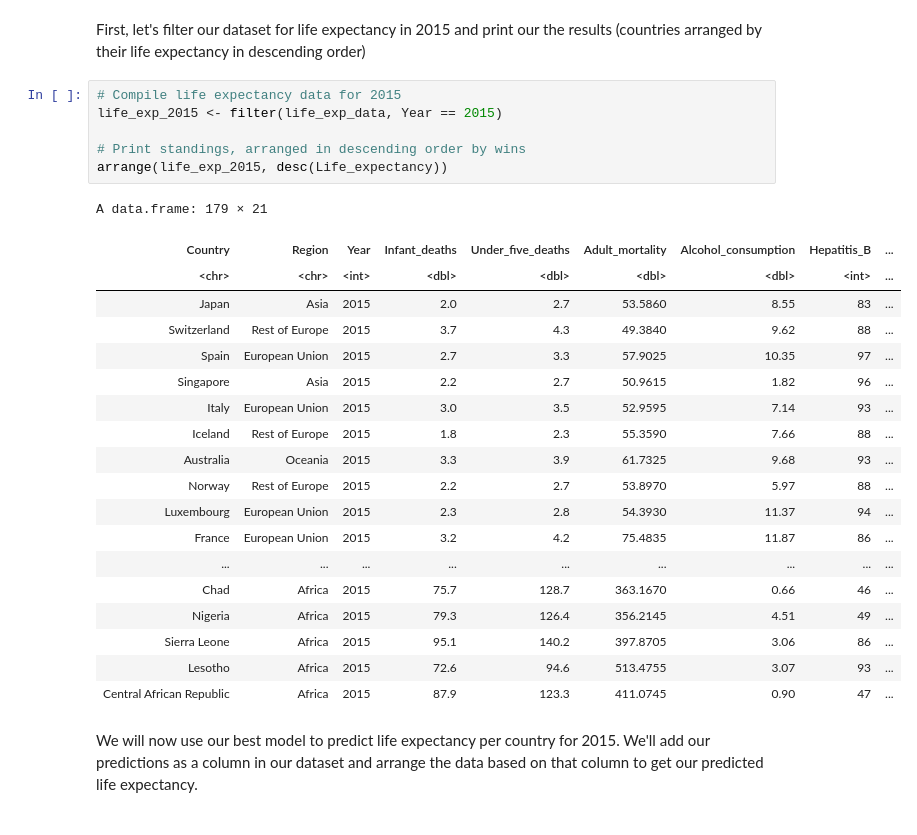
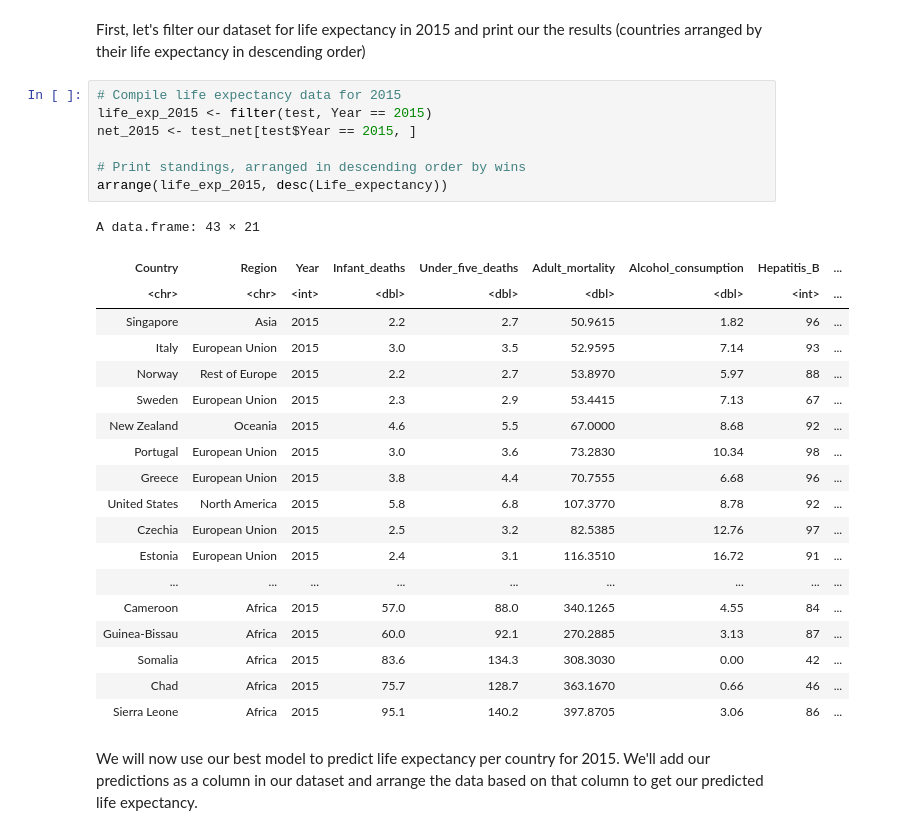
Before and after one commit to IanKang678/life-expectancy-prediction, a Jupyter notebook: notebooks/analysis.ipynb, the cells around one changed output. Saved outputs shown, nothing was run; the diff lists cells and outputs as text.

Commit message:
Evaluate on held-out 2015 data with both regression and network

```diff
--- a/notebooks/analysis.ipynb
+++ b/notebooks/analysis.ipynb
@@ -552,29 +534,30 @@ In this section, we will...
 First, let's filter our dataset for life expectancy in 2015 and print our the results (countries arranged by their life expectancy in descending order)
 # %%
 # Compile life expectancy data for 2015
-life_exp_2015 <- filter(life_exp_data, Year == 2015)
+life_exp_2015 <- filter(test, Year == 2015)
+net_2015 <- test_net[test$Year == 2015, ]
 
 # Print standings, arranged in descending order by wins
 arrange(life_exp_2015, desc(Life_expectancy))
 # %% [output]
-A data.frame: 179 × 21
+A data.frame: 43 × 21
 | Country | Region | Year | Infant_deaths | Under_five_deaths | Adult_mortality | Alcohol_consumption | Hepatitis_B | ... |
 | <chr> | <chr> | <int> | <dbl> | <dbl> | <dbl> | <dbl> | <int> | ... |
-| Japan | Asia | 2015 | 2.0 | 2.7 | 53.5860 | 8.55 | 83 | ... |
-| Switzerland | Rest of Europe | 2015 | 3.7 | 4.3 | 49.3840 | 9.62 | 88 | ... |
-| Spain | European Union | 2015 | 2.7 | 3.3 | 57.9025 | 10.35 | 97 | ... |
 | Singapore | Asia | 2015 | 2.2 | 2.7 | 50.9615 | 1.82 | 96 | ... |
 | Italy | European Union | 2015 | 3.0 | 3.5 | 52.9595 | 7.14 | 93 | ... |
-| Iceland | Rest of Europe | 2015 | 1.8 | 2.3 | 55.3590 | 7.66 | 88 | ... |
-| Australia | Oceania | 2015 | 3.3 | 3.9 | 61.7325 | 9.68 | 93 | ... |
 | Norway | Rest of Europe | 2015 | 2.2 | 2.7 | 53.8970 | 5.97 | 88 | ... |
-| Luxembourg | European Union | 2015 | 2.3 | 2.8 | 54.3930 | 11.37 | 94 | ... |
-| France | European Union | 2015 | 3.2 | 4.2 | 75.4835 | 11.87 | 86 | ... |
+| Sweden | European Union | 2015 | 2.3 | 2.9 | 53.4415 | 7.13 | 67 | ... |
+| New Zealand | Oceania | 2015 | 4.6 | 5.5 | 67.0000 | 8.68 | 92 | ... |
+| Portugal | European Union | 2015 | 3.0 | 3.6 | 73.2830 | 10.34 | 98 | ... |
+| Greece | European Union | 2015 | 3.8 | 4.4 | 70.7555 | 6.68 | 96 | ... |
+| United States | North America | 2015 | 5.8 | 6.8 | 107.3770 | 8.78 | 92 | ... |
+| Czechia | European Union | 2015 | 2.5 | 3.2 | 82.5385 | 12.76 | 97 | ... |
+| Estonia | European Union | 2015 | 2.4 | 3.1 | 116.3510 | 16.72 | 91 | ... |
 | ... | ... | ... | ... | ... | ... | ... | ... | ... |
+| Cameroon | Africa | 2015 | 57.0 | 88.0 | 340.1265 | 4.55 | 84 | ... |
+| Guinea-Bissau | Africa | 2015 | 60.0 | 92.1 | 270.2885 | 3.13 | 87 | ... |
+| Somalia | Africa | 2015 | 83.6 | 134.3 | 308.3030 | 0.00 | 42 | ... |
 | Chad | Africa | 2015 | 75.7 | 128.7 | 363.1670 | 0.66 | 46 | ... |
-| Nigeria | Africa | 2015 | 79.3 | 126.4 | 356.2145 | 4.51 | 49 | ... |
 | Sierra Leone | Africa | 2015 | 95.1 | 140.2 | 397.8705 | 3.06 | 86 | ... |
-| Lesotho | Africa | 2015 | 72.6 | 94.6 | 513.4755 | 3.07 | 93 | ... |
-| Central African Republic | Africa | 2015 | 87.9 | 123.3 | 411.0745 | 0.90 | 47 | ... |
 # %% [markdown]
 We will now use our best model to predict life expectancy per country for 2015. We'll add our predictions as a column in our dataset and arrange the data based on that column to get our predicted life expectancy.
```
Also changed, not shown: parts of 9 cells of this notebook.
